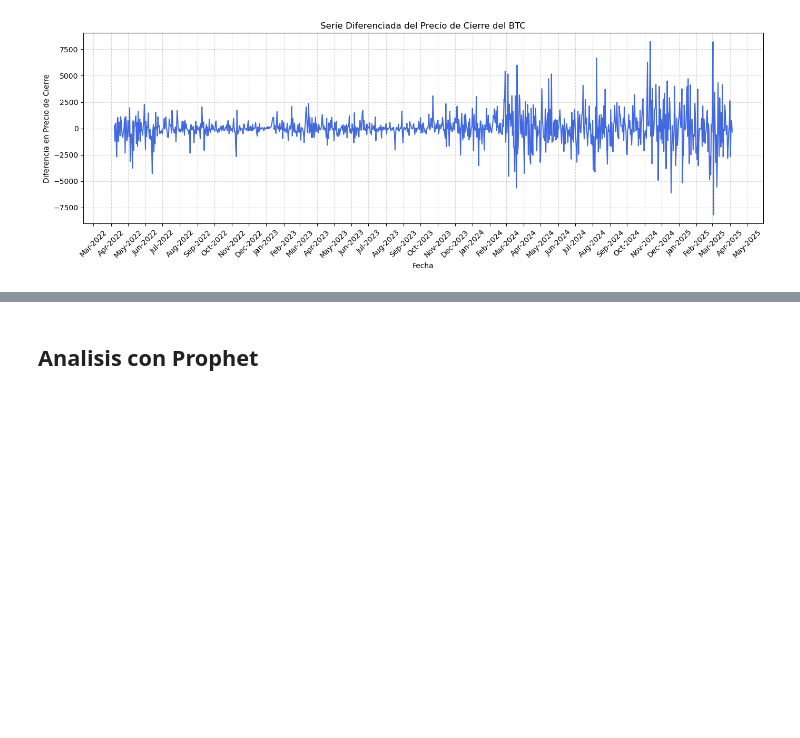
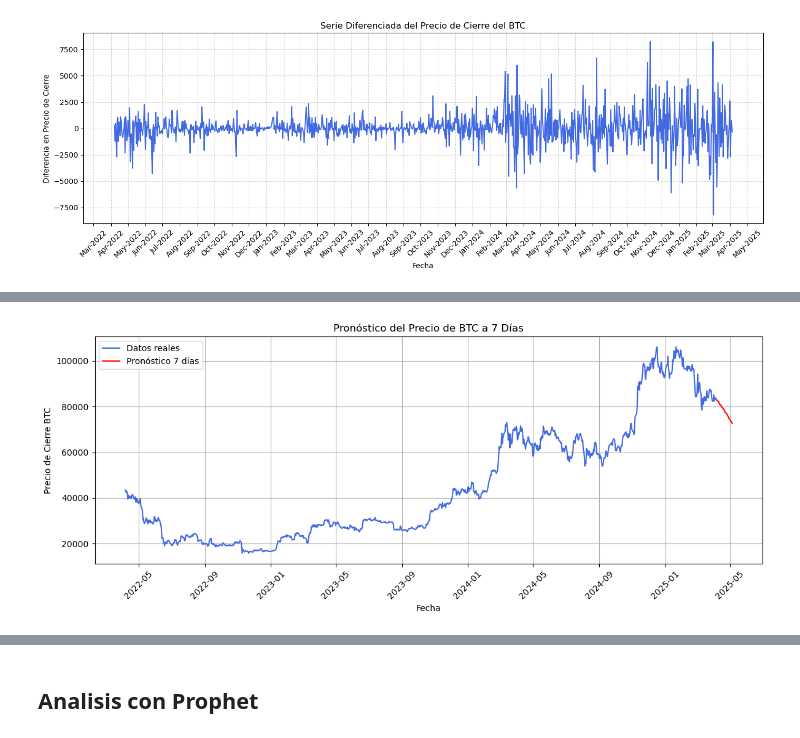
Before and after one commit to seba098098/Projecto_TRM, a Jupyter notebook: Notebooks/04_Modelado_Predictivo_Con_ML..ipynb, the cells around one changed output, grey strips where cells are left out. Saved outputs shown, nothing was run; the diff lists cells and outputs as text; code cells hidden in the pictures; blank space fills up the shorter version.

```diff
--- a/Notebooks/04_Modelado_Predictivo_Con_ML..ipynb
+++ b/Notebooks/04_Modelado_Predictivo_Con_ML..ipynb
@@ -164,0 +235,29 @@ Vemos que los valores de la serie diferenciada giran entorno al eje horizontal y
+# %%
+import pandas as pd
+import matplotlib.pyplot as plt
+from statsmodels.tsa.arima.model import ARIMA
+
+# Predicción a 7 días
+forecast = pd.DataFrame(modelo_entrenado.forecast(steps=30))
+
+# Índice de fechas futuras a partir de la última fecha
+fecha_inicio = df_btc['Date'].iloc[-1] + pd.Timedelta(days=1)
+forecast_index = pd.date_range(start=fecha_inicio, periods=30, freq='D')
+forecast.index = forecast_index
+
+# Visualización
+plt.figure(figsize=(12, 5))
+plt.plot(df_btc['Date'], df_btc['Close'], label='Datos reales', color='royalblue')
+plt.plot(forecast.index, forecast.values, label='Pronóstico 7 días', color='red')
+plt.title('Pronóstico del Precio de BTC a 7 Días')
+plt.xlabel('Fecha')
+plt.ylabel('Precio de Cierre BTC')
+plt.legend()
+plt.grid(True)
+plt.xticks(rotation=45)
+plt.tight_layout()
+plt.show()
+
+plt.show()
+# %% [output]
+[figure, added]
```
Also changed, not shown: parts of 19 cells of this notebook.
